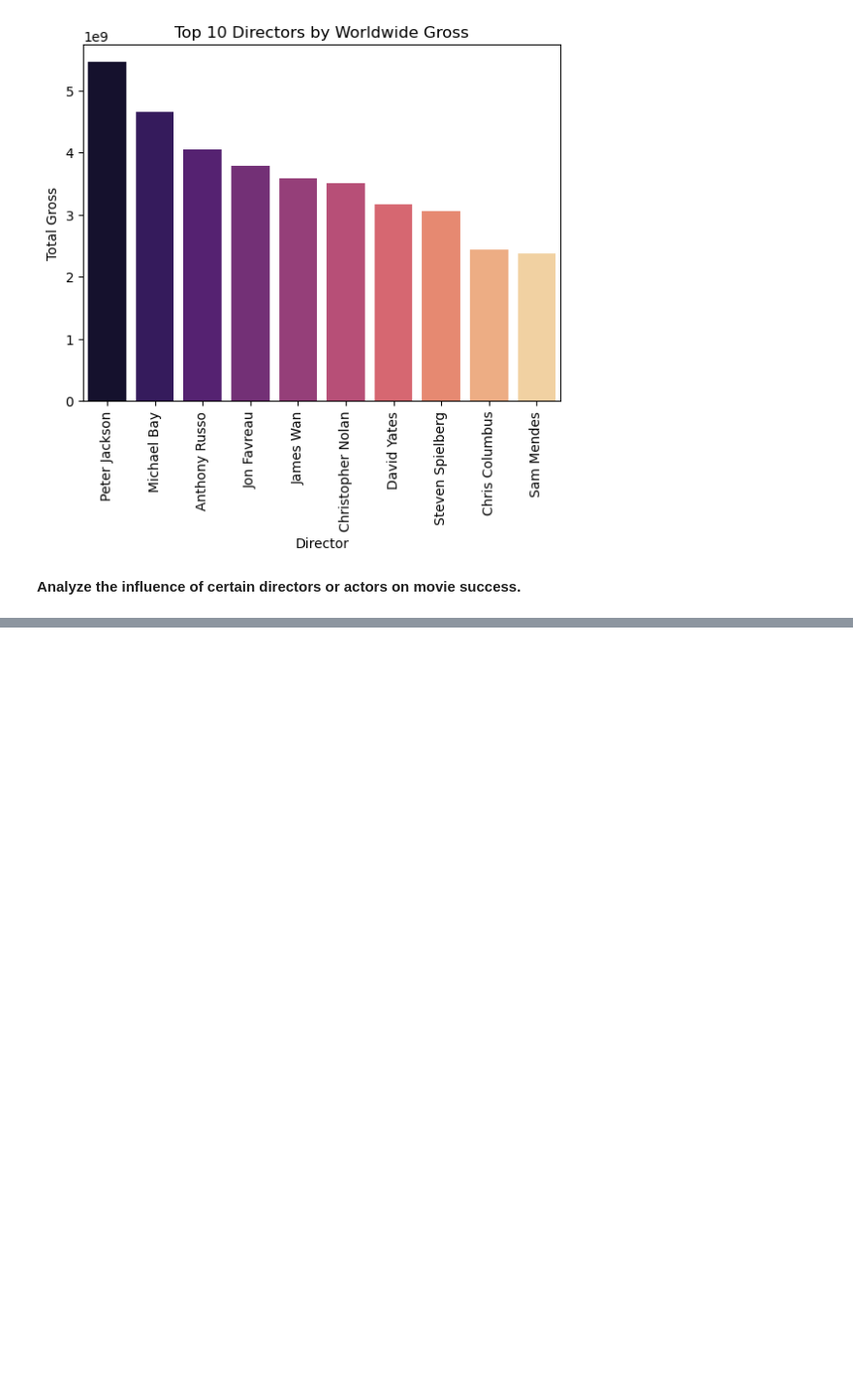
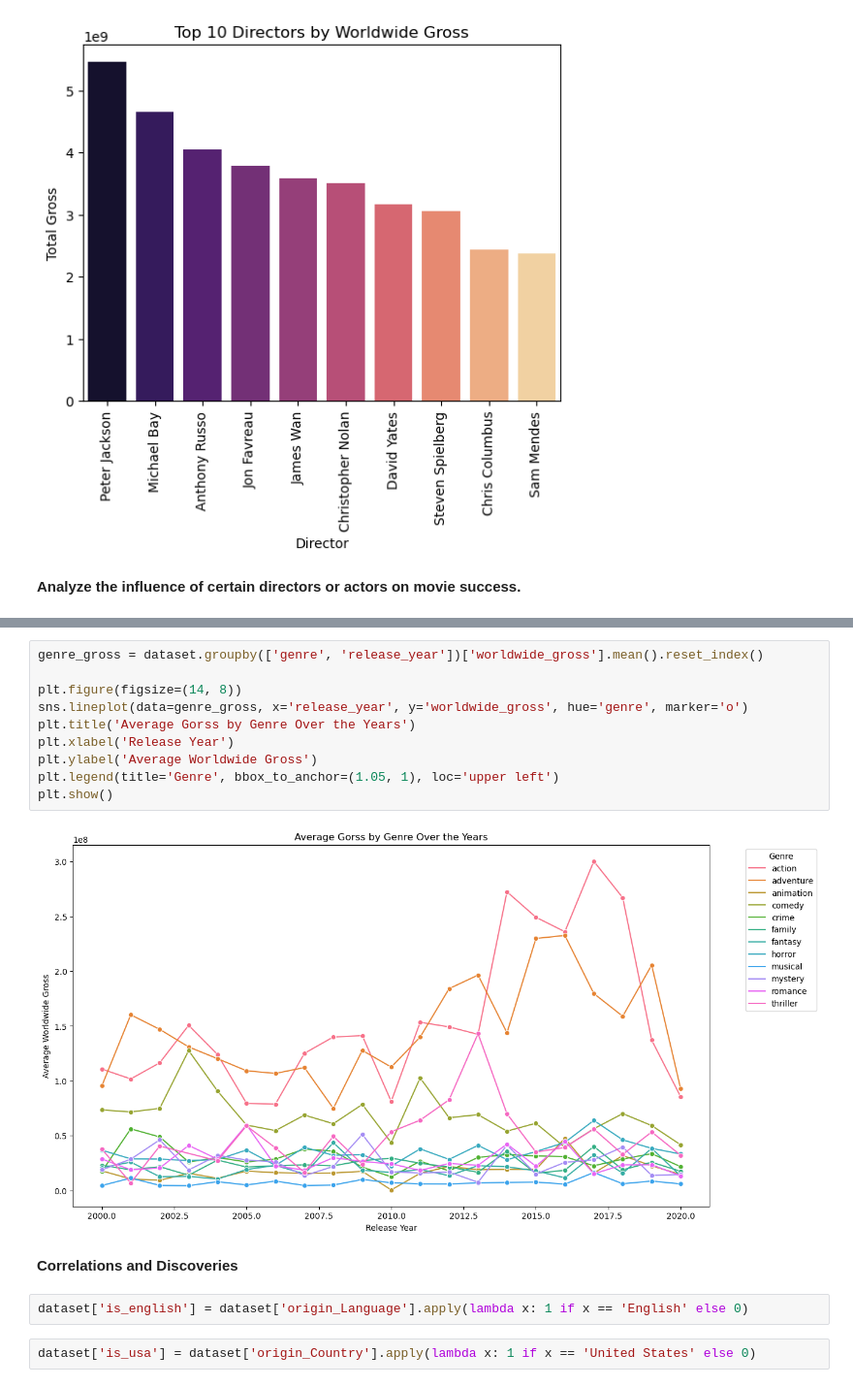
Before and after one commit to sakunithilakarathne/eda_on_top_global_movies, a Jupyter notebook: scripts/data_visualization.ipynb, the cells around one changed output, grey strips where cells are left out. Shown at 97% size. Cells and saved outputs as stored; diff of their text form; blank space fills up the shorter version.

```diff
--- a/scripts/data_visualization.ipynb
+++ b/scripts/data_visualization.ipynb
@@ -392,0 +434,18 @@ We have already identified the top directors and actors, using that their influe
+# %%
+genre_gross = dataset.groupby(['genre', 'release_year'])['worldwide_gross'].mean().reset_index()
+
+plt.figure(figsize=(14, 8))
+sns.lineplot(data=genre_gross, x='release_year', y='worldwide_gross', hue='genre', marker='o')
+plt.title('Average Gorss by Genre Over the Years')
+plt.xlabel('Release Year')
+plt.ylabel('Average Worldwide Gross')
+plt.legend(title='Genre', bbox_to_anchor=(1.05, 1), loc='upper left')
+plt.show()
+# %% [output]
+[figure, added]
+# %% [markdown]
+**Correlations and Discoveries**
+# %%
+dataset['is_english'] = dataset['origin_Language'].apply(lambda x: 1 if x == 'English' else 0)
+# %%
+dataset['is_usa'] = dataset['origin_Country'].apply(lambda x: 1 if x == 'United States' else 0)
```
Also changed, not shown: parts of 11 cells of this notebook, 2 other files.
